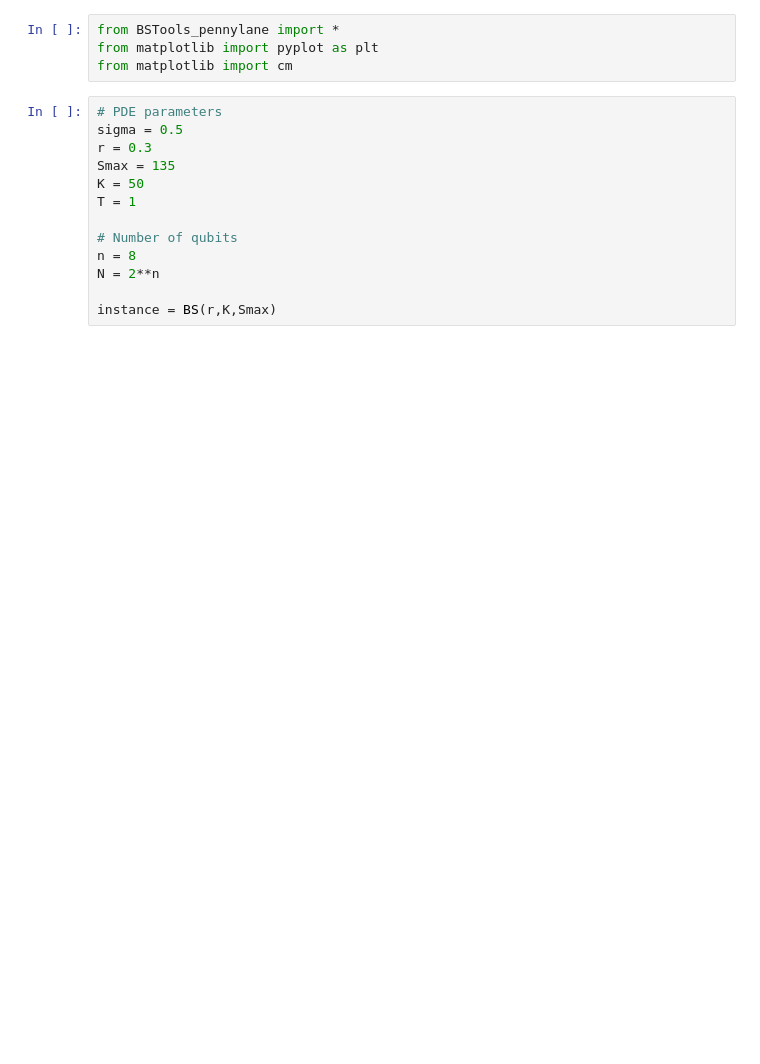
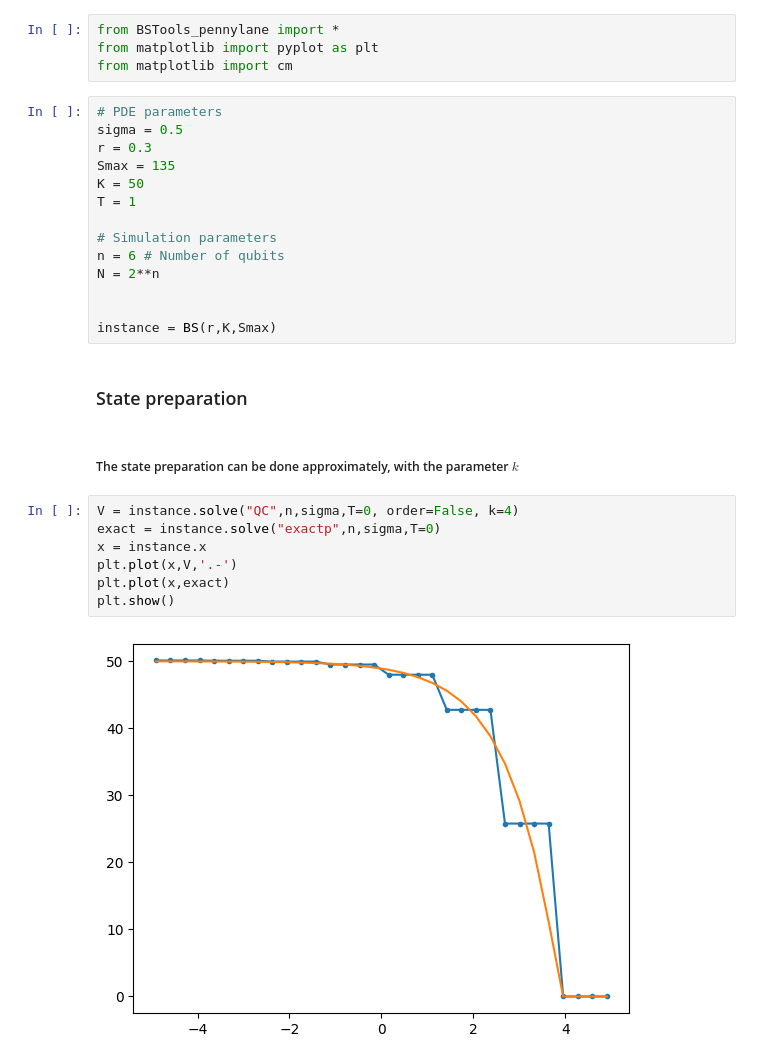
Before and after one commit to Sigma-Reply/QHack2024, a Jupyter notebook: Black-Scholes.ipynb, the cells around one changed output. Cells and saved outputs as stored; diff of their text form; blank space fills up the shorter version.

```diff
--- a/Black-Scholes.ipynb
+++ b/Black-Scholes.ipynb
@@ -10,11 +10,25 @@ Smax = 135
 K = 50
 T = 1
 
-# Number of qubits
-n = 8
+# Simulation parameters
+n = 6 # Number of qubits
 N = 2**n
 
+
 instance = BS(r,K,Smax)
+# %% [markdown]
+### State preparation
+# %% [markdown]
+##### The state preparation can be done approximately, with the parameter $k$
+# %%
+V = instance.solve("QC",n,sigma,T=0, order=False, k=4)
+exact = instance.solve("exactp",n,sigma,T=0)
+x = instance.x
+plt.plot(x,V,'.-')
+plt.plot(x,exact)
+plt.show()
+# %% [output]
+[figure, added]
 # %%
 # c = instance.solve("QC",n,sigma,T, order=False, M=[N//4,N//4], k=8)
 c = instance.solve("QC",n,sigma,T, order=True)
```
Also changed, not shown: parts of 13 cells of this notebook, 1 other file.
